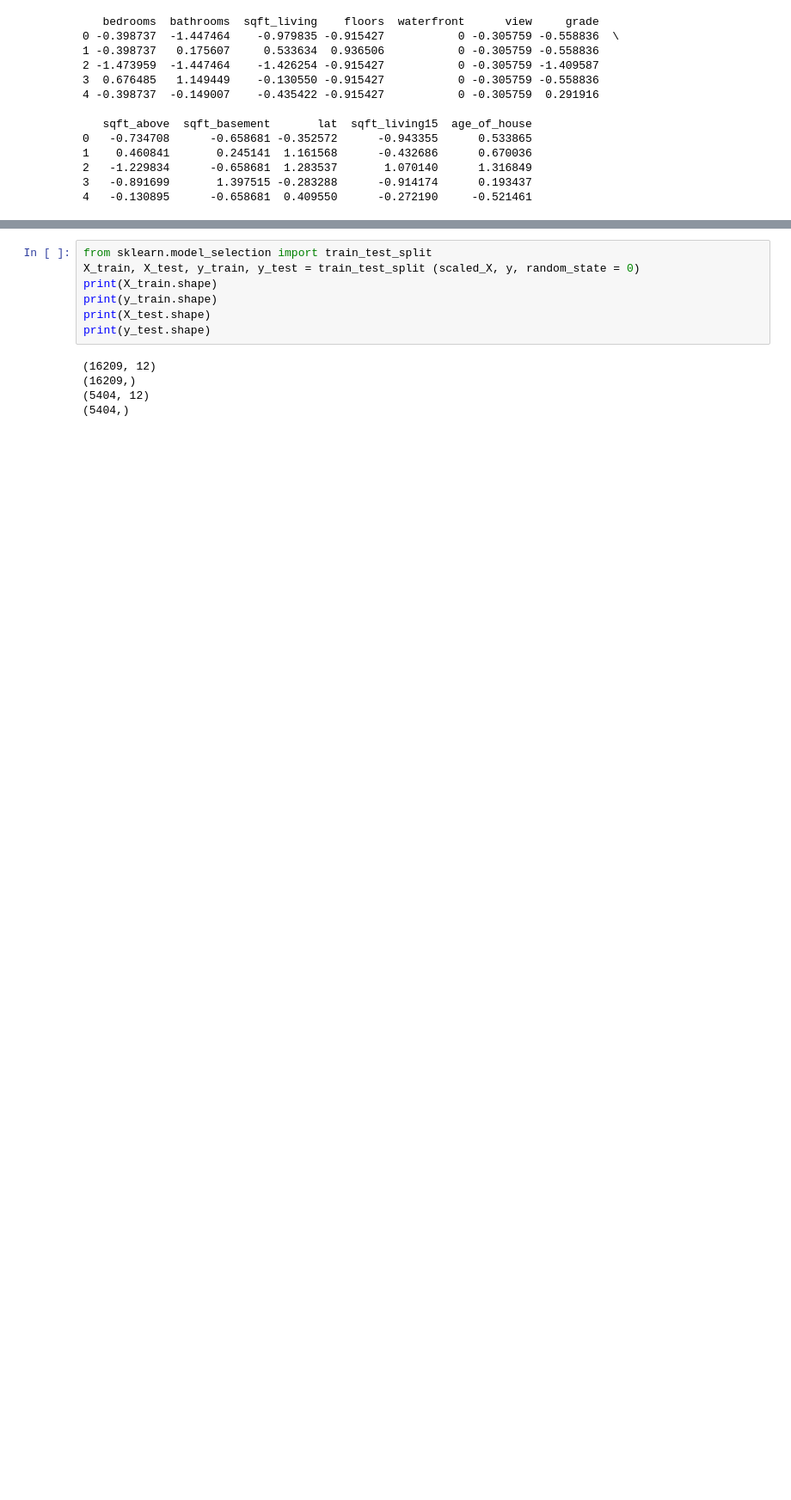
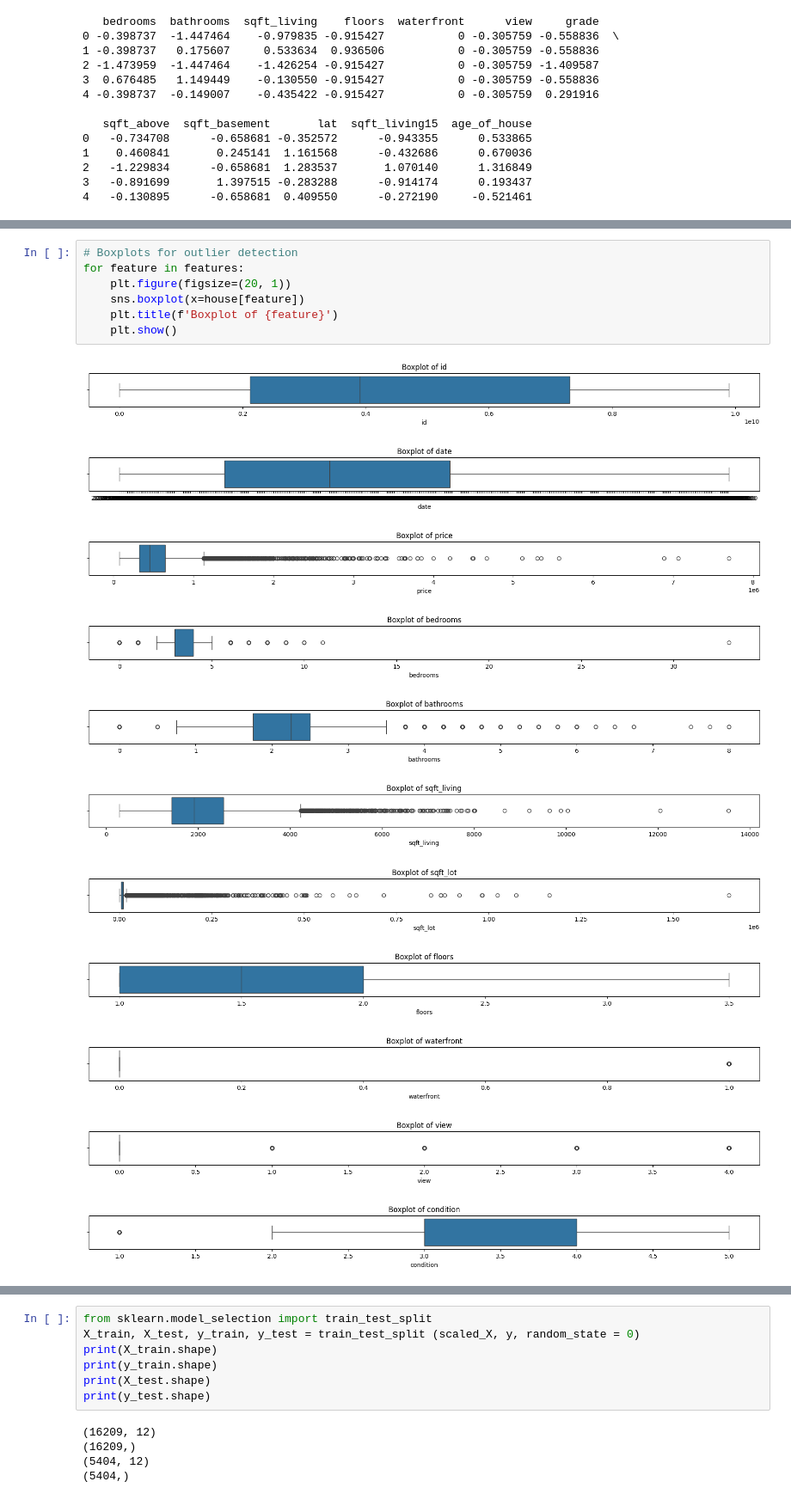
Before and after one commit to LobenKT/stintsy-grp5-mp, a Jupyter notebook: STINTSY-GRP8-MP.ipynb, the cells around one changed output, grey strips where cells are left out. Shown at 86% size. Drawn from its saved outputs; the diff is of its cells as text; blank space fills up the shorter version.

```diff
--- a/STINTSY-GRP8-MP.ipynb
+++ b/STINTSY-GRP8-MP.ipynb
@@ -487,0 +518,19 @@ print(scaled_X.head())
+# %%
+# Boxplots for outlier detection
+for feature in features:
+    plt.figure(figsize=(20, 1))
+    sns.boxplot(x=house[feature])
+    plt.title(f'Boxplot of {feature}')
+    plt.show()
+# %% [output]
+[figure, added]
+[figure, added]
+[figure, added]
+[figure, added]
+[figure, added]
+[figure, added]
+[figure, added]
+[figure, added]
+[figure, added]
+[figure, added]
+[figure, added]
```
Also changed, not shown: parts of 7 cells of this notebook.
